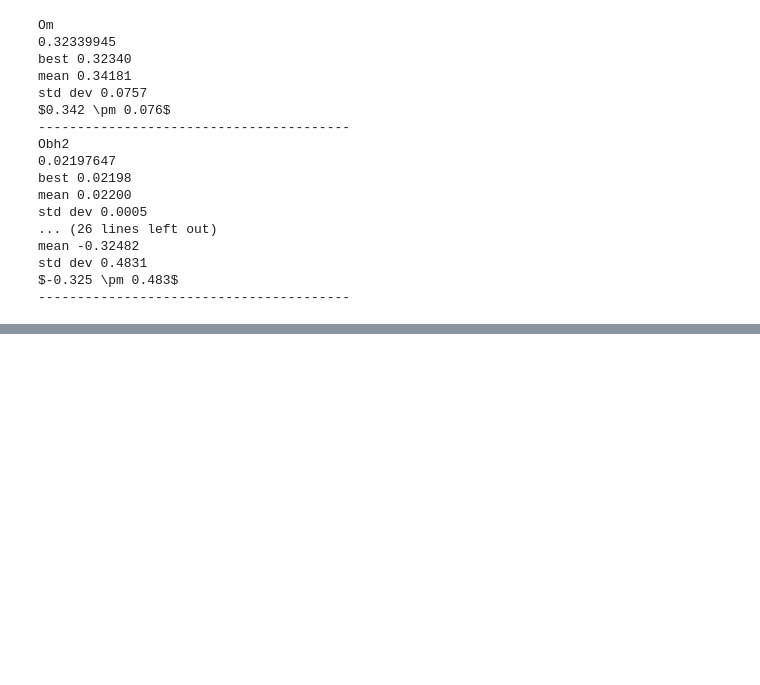
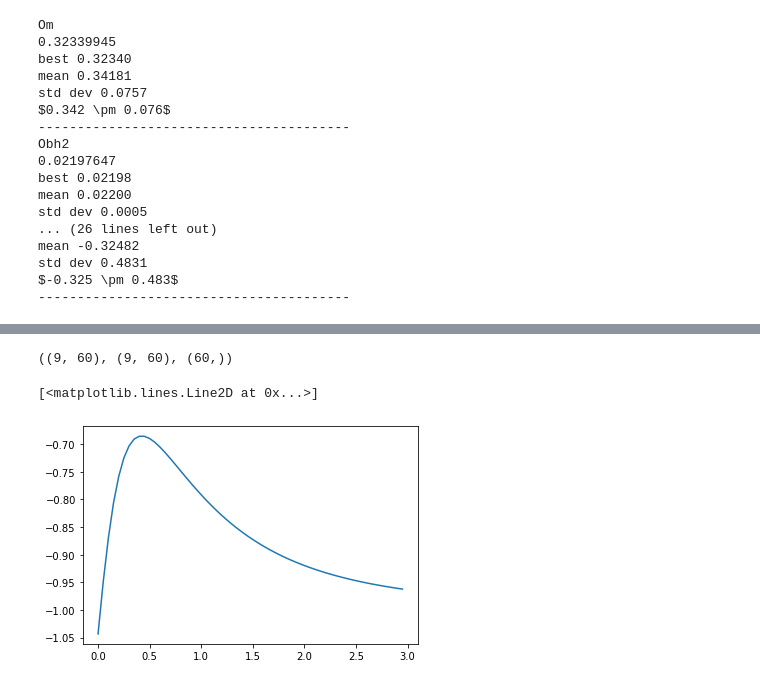
Before and after one commit to igomezv/simplemc_tests, a Jupyter notebook: getdist_Quintom.ipynb, the cells around one changed output, grey strips where cells are left out. Saved outputs shown, nothing was run; the diff lists cells and outputs as text; code cells hidden in the pictures; blank space fills up the shorter version.

```diff
--- a/getdist_Quintom.ipynb
+++ b/getdist_Quintom.ipynb
@@ -312,0 +328,5 @@ $-0.325 \pm 0.483$
+# %%
+steps = 9
+coupling = 0
+
+fname = 'Quintom_mquin'
@@ -312,0 +444,9 @@ $-0.325 \pm 0.483$
+# %%
+np.shape(ww), np.shape(ww), np.shape(zl)
+# %% [output]
+((9, 60), (9, 60), (60,))
+# %%
+plt.plot(zz[8], np.array(ww[8]).reshape(60,))
+# %% [output]
+[<matplotlib.lines.Line2D at 0x...>]
+[figure, added]
```
Also changed, not shown: parts of 18 cells of this notebook.
